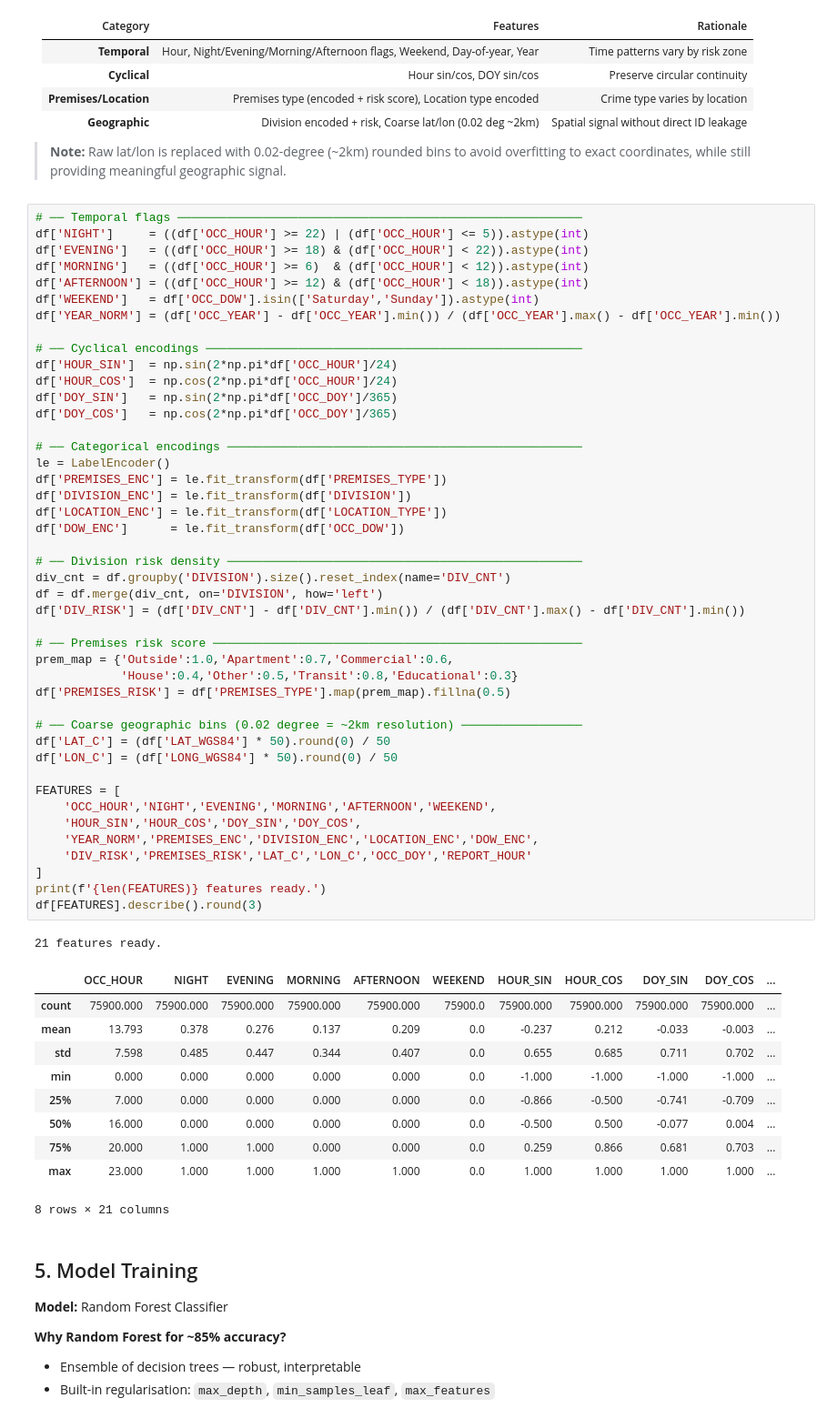
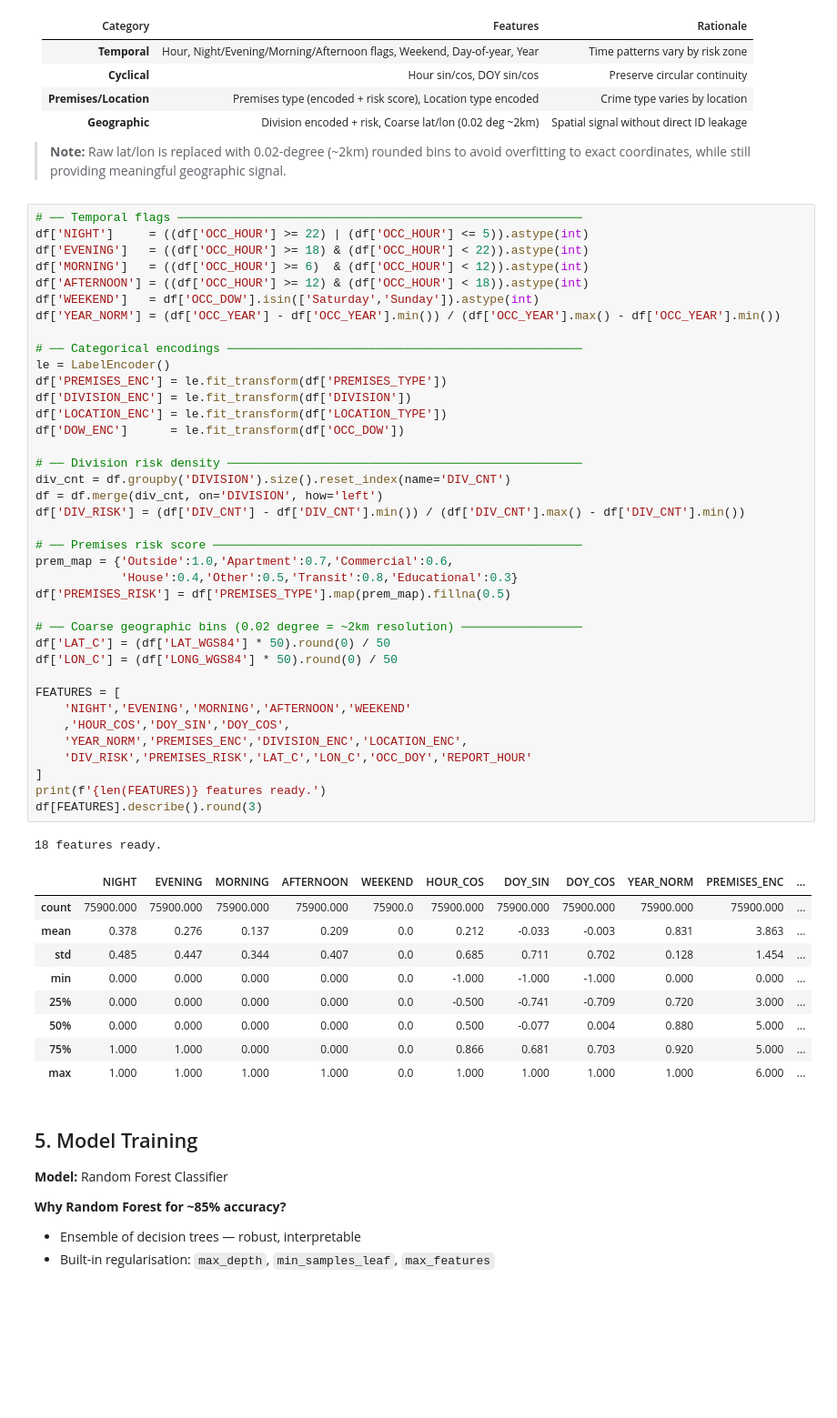
Before and after one commit to JoelDrake302/ML-AutoTheft, a Jupyter notebook: auto_theft_rf85.ipynb, the cells around one changed output. Shown at 91% size. Drawn from its saved outputs; the diff is of its cells as text; blank space fills up the shorter version.

```diff
--- a/auto_theft_rf85.ipynb
+++ b/auto_theft_rf85.ipynb
@@ -221,54 +221,47 @@ df['MORNING']   = ((df['OCC_HOUR'] >= 6)  & (df['OCC_HOUR'] < 12)).astype(int)
 df['AFTERNOON'] = ((df['OCC_HOUR'] >= 12) & (df['OCC_HOUR'] < 18)).astype(int)
 df['WEEKEND']   = df['OCC_DOW'].isin(['Saturday','Sunday']).astype(int)
 df['YEAR_NORM'] = (df['OCC_YEAR'] - df['OCC_YEAR'].min()) / (df['OCC_YEAR'].max() - df['OCC_YEAR'].min())
-
-# ── Cyclical encodings ─────────────────────────────────────────────────────
-df['HOUR_SIN']  = np.sin(2*np.pi*df['OCC_HOUR']/24)
-df['HOUR_COS']  = np.cos(2*np.pi*df['OCC_HOUR']/24)
-df['DOY_SIN']   = np.sin(2*np.pi*df['OCC_DOY']/365)
-df['DOY_COS']   = np.cos(2*np.pi*df['OCC_DOY']/365)
 
 # ── Categorical encodings ──────────────────────────────────────────────────
 le = LabelEncoder()
 df['PREMISES_ENC'] = le.fit_transform(df['PREMISES_TYPE'])
 df['DIVISION_ENC'] = le.fit_transform(df['DIVISION'])
 df['LOCATION_ENC'] = le.fit_transform(df['LOCATION_TYPE'])
 df['DOW_ENC']      = le.fit_transform(df['OCC_DOW'])
 
 # ── Division risk density ──────────────────────────────────────────────────
 div_cnt = df.groupby('DIVISION').size().reset_index(name='DIV_CNT')
 df = df.merge(div_cnt, on='DIVISION', how='left')
 df['DIV_RISK'] = (df['DIV_CNT'] - df['DIV_CNT'].min()) / (df['DIV_CNT'].max() - df['DIV_CNT'].min())
 
 # ── Premises risk score ────────────────────────────────────────────────────
 prem_map = {'Outside':1.0,'Apartment':0.7,'Commercial':0.6,
             'House':0.4,'Other':0.5,'Transit':0.8,'Educational':0.3}
 df['PREMISES_RISK'] = df['PREMISES_TYPE'].map(prem_map).fillna(0.5)
 
 # ── Coarse geographic bins (0.02 degree = ~2km resolution) ─────────────────
 df['LAT_C'] = (df['LAT_WGS84'] * 50).round(0) / 50
 df['LON_C'] = (df['LONG_WGS84'] * 50).round(0) / 50
 
 FEATURES = [
-    'OCC_HOUR','NIGHT','EVENING','MORNING','AFTERNOON','WEEKEND',
-    'HOUR_SIN','HOUR_COS','DOY_SIN','DOY_COS',
-    'YEAR_NORM','PREMISES_ENC','DIVISION_ENC','LOCATION_ENC','DOW_ENC',
+    'NIGHT','EVENING','MORNING','AFTERNOON','WEEKEND'
+    ,'HOUR_COS','DOY_SIN','DOY_COS',
+    'YEAR_NORM','PREMISES_ENC','DIVISION_ENC','LOCATION_ENC',
     'DIV_RISK','PREMISES_RISK','LAT_C','LON_C','OCC_DOY','REPORT_HOUR'
 ]
 print(f'{len(FEATURES)} features ready.')
 df[FEATURES].describe().round(3)
 # %% [output]
-21 features ready.
+18 features ready.
-|  | OCC_HOUR | NIGHT | EVENING | MORNING | AFTERNOON | WEEKEND | HOUR_SIN | HOUR_COS | DOY_SIN | DOY_COS | ... |
-| count | 75900.000 | 75900.000 | 75900.000 | 75900.000 | 75900.000 | 75900.0 | 75900.000 | 75900.000 | 75900.000 | 75900.000 | ... |
-| mean | 13.793 | 0.378 | 0.276 | 0.137 | 0.209 | 0.0 | -0.237 | 0.212 | -0.033 | -0.003 | ... |
-| std | 7.598 | 0.485 | 0.447 | 0.344 | 0.407 | 0.0 | 0.655 | 0.685 | 0.711 | 0.702 | ... |
-| min | 0.000 | 0.000 | 0.000 | 0.000 | 0.000 | 0.0 | -1.000 | -1.000 | -1.000 | -1.000 | ... |
-| 25% | 7.000 | 0.000 | 0.000 | 0.000 | 0.000 | 0.0 | -0.866 | -0.500 | -0.741 | -0.709 | ... |
-| 50% | 16.000 | 0.000 | 0.000 | 0.000 | 0.000 | 0.0 | -0.500 | 0.500 | -0.077 | 0.004 | ... |
-| 75% | 20.000 | 1.000 | 1.000 | 0.000 | 0.000 | 0.0 | 0.259 | 0.866 | 0.681 | 0.703 | ... |
-| max | 23.000 | 1.000 | 1.000 | 1.000 | 1.000 | 0.0 | 1.000 | 1.000 | 1.000 | 1.000 | ... |
+|  | NIGHT | EVENING | MORNING | AFTERNOON | WEEKEND | HOUR_COS | DOY_SIN | DOY_COS | YEAR_NORM | PREMISES_ENC | ... |
+| count | 75900.000 | 75900.000 | 75900.000 | 75900.000 | 75900.0 | 75900.000 | 75900.000 | 75900.000 | 75900.000 | 75900.000 | ... |
+| mean | 0.378 | 0.276 | 0.137 | 0.209 | 0.0 | 0.212 | -0.033 | -0.003 | 0.831 | 3.863 | ... |
+| std | 0.485 | 0.447 | 0.344 | 0.407 | 0.0 | 0.685 | 0.711 | 0.702 | 0.128 | 1.454 | ... |
+| min | 0.000 | 0.000 | 0.000 | 0.000 | 0.0 | -1.000 | -1.000 | -1.000 | 0.000 | 0.000 | ... |
+| 25% | 0.000 | 0.000 | 0.000 | 0.000 | 0.0 | -0.500 | -0.741 | -0.709 | 0.720 | 3.000 | ... |
+| 50% | 0.000 | 0.000 | 0.000 | 0.000 | 0.0 | 0.500 | -0.077 | 0.004 | 0.880 | 5.000 | ... |
+| 75% | 1.000 | 1.000 | 0.000 | 0.000 | 0.0 | 0.866 | 0.681 | 0.703 | 0.920 | 5.000 | ... |
+| max | 1.000 | 1.000 | 1.000 | 1.000 | 0.0 | 1.000 | 1.000 | 1.000 | 1.000 | 6.000 | ... |
-8 rows × 21 columns
 # %% [markdown]
 ## 5. Model Training
 
```
Also changed, not shown: parts of 2 cells of this notebook.
